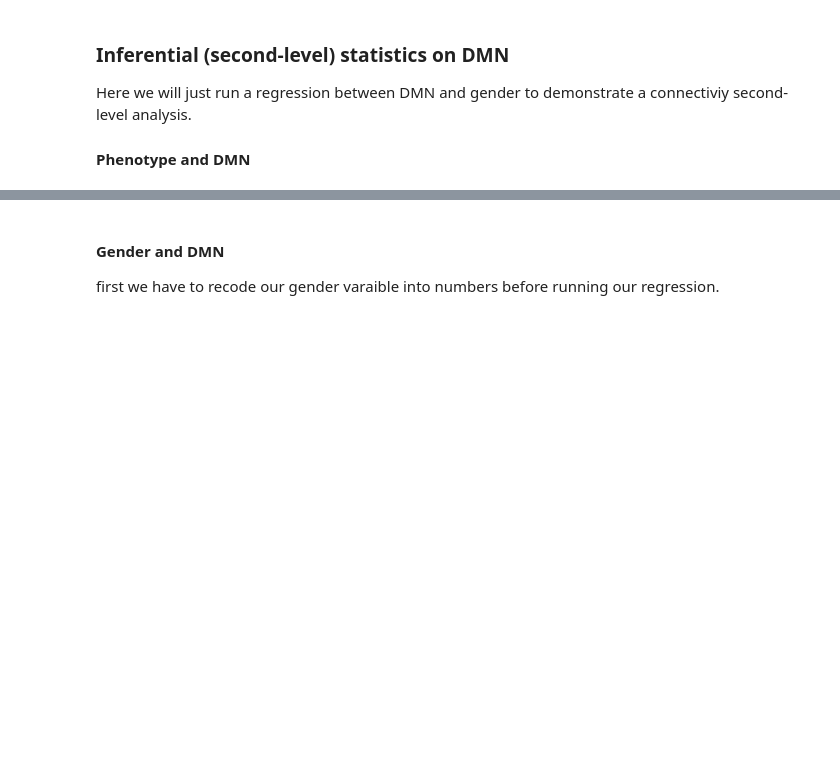
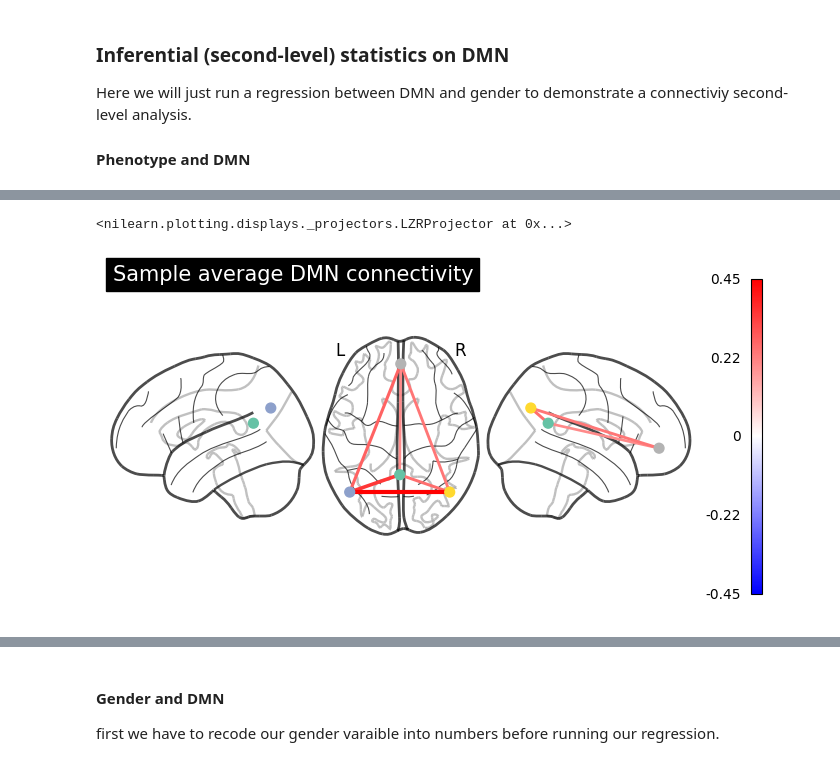
Before and after one commit to drewwint/Quant-Family-Collective-fMRI-stats, a Jupyter notebook: DWinters_QFC_wb5_rest_second_level_connectivity.ipynb, the cells around one changed output, grey strips where cells are left out. Cells and saved outputs as stored; diff of their text form; code cells hidden in the pictures; blank space fills up the shorter version.

```diff
--- a/DWinters_QFC_wb5_rest_second_level_connectivity.ipynb
+++ b/DWinters_QFC_wb5_rest_second_level_connectivity.ipynb
@@ -170,0 +219,9 @@ Notes:
+# %%
+nilearn.plotting.plot_connectome(np.average(dmn_matrix, axis = 0),
+                                 dmn_coords,
+                                 title = "Sample average DMN connectivity",
+                                 colorbar=True,
+                                 display_mode='lzr')
+# %% [output]
+<nilearn.plotting.displays._projectors.LZRProjector at 0x...>
+[figure, added]
```
Also changed, not shown: parts of 38 cells of this notebook.
